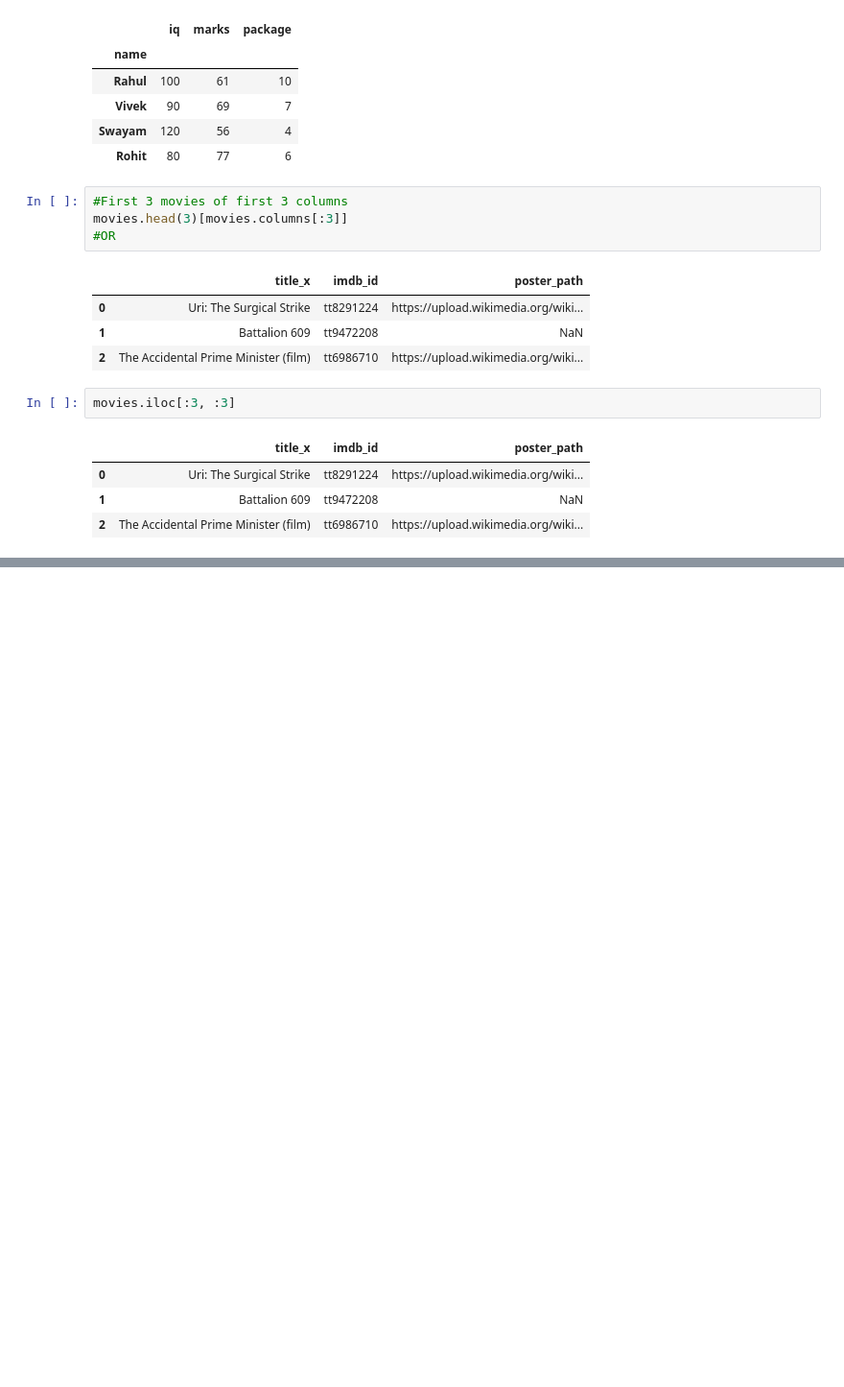
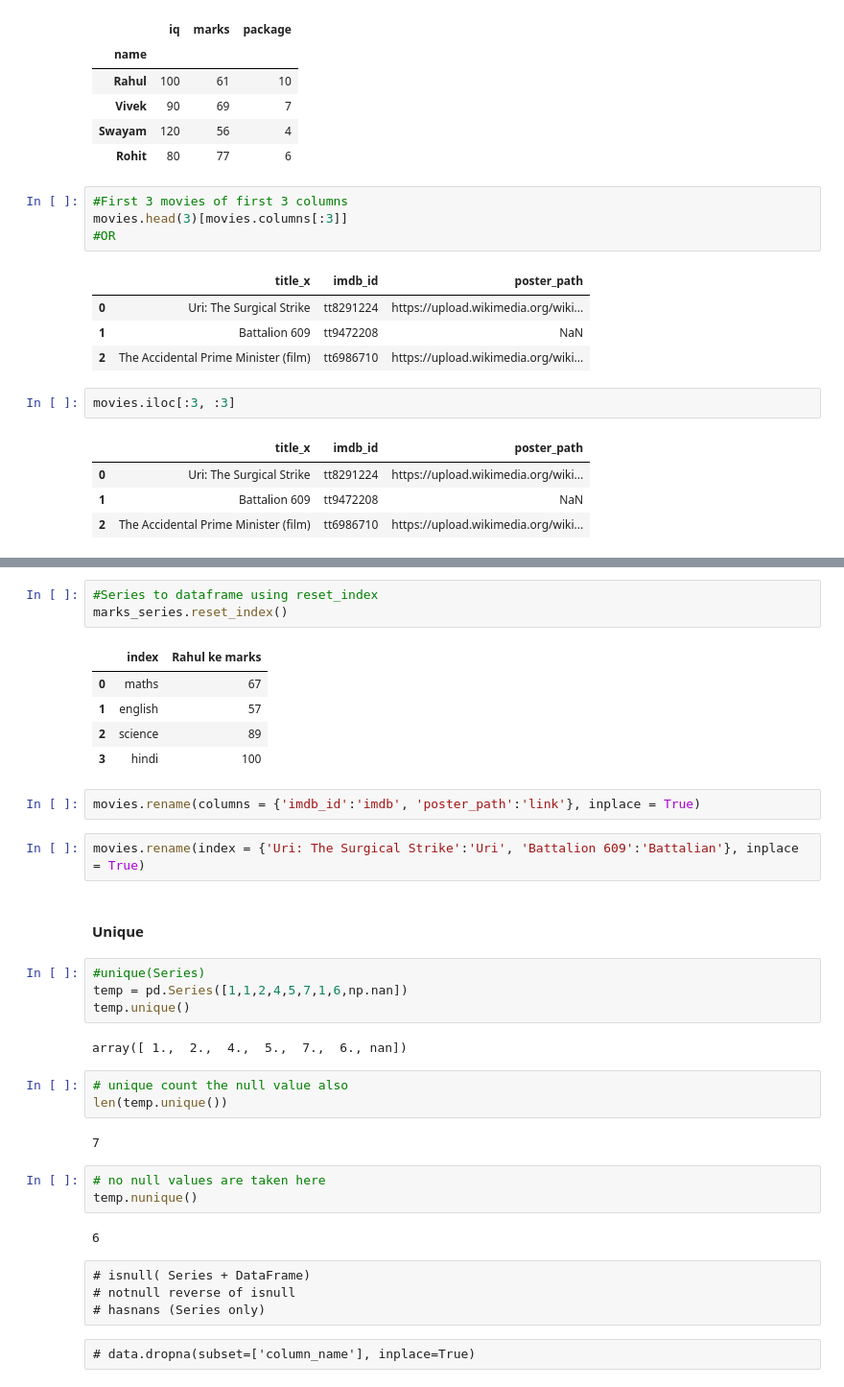
Before and after one commit to rahulchand017/Data_Science, a Jupyter notebook: Libraries/Pandas/Pandas_basic.ipynb, the cells around one changed output, grey strips where cells are left out. Shown at 96% size. Cells and saved outputs as stored; diff of their text form; blank space fills up the shorter version.

```diff
--- a/Libraries/Pandas/Pandas_basic.ipynb
+++ b/Libraries/Pandas/Pandas_basic.ipynb
@@ -1029,0 +1060,37 @@ dtype: int64
+# %%
+#Series to dataframe using reset_index
+marks_series.reset_index()
+# %% [output]
+|  | index | Rahul ke marks |
+| 0 | maths | 67 |
+| 1 | english | 57 |
+| 2 | science | 89 |
+| 3 | hindi | 100 |
+# %%
+movies.rename(columns = {'imdb_id':'imdb', 'poster_path':'link'}, inplace = True)
+# %%
+movies.rename(index = {'Uri: The Surgical Strike':'Uri', 'Battalion 609':'Battalian'}, inplace = True)
+# %% [markdown]
+#### Unique
+# %%
+#unique(Series)
+temp = pd.Series([1,1,2,4,5,7,1,6,np.nan])
+temp.unique()
+# %% [output]
+array([ 1.,  2.,  4.,  5.,  7.,  6., nan])
+# %%
+# unique count the null value also
+len(temp.unique())
+# %% [output]
+7
+# %%
+# no null values are taken here
+temp.nunique()
+# %% [output]
+6
+# %% [raw]
+# isnull( Series + DataFrame)
+# notnull reverse of isnull
+# hasnans (Series only)
+# %% [raw]
+# data.dropna(subset=['column_name'], inplace=True)
```
Also changed, not shown: parts of 73 cells of this notebook, 11 other files.
